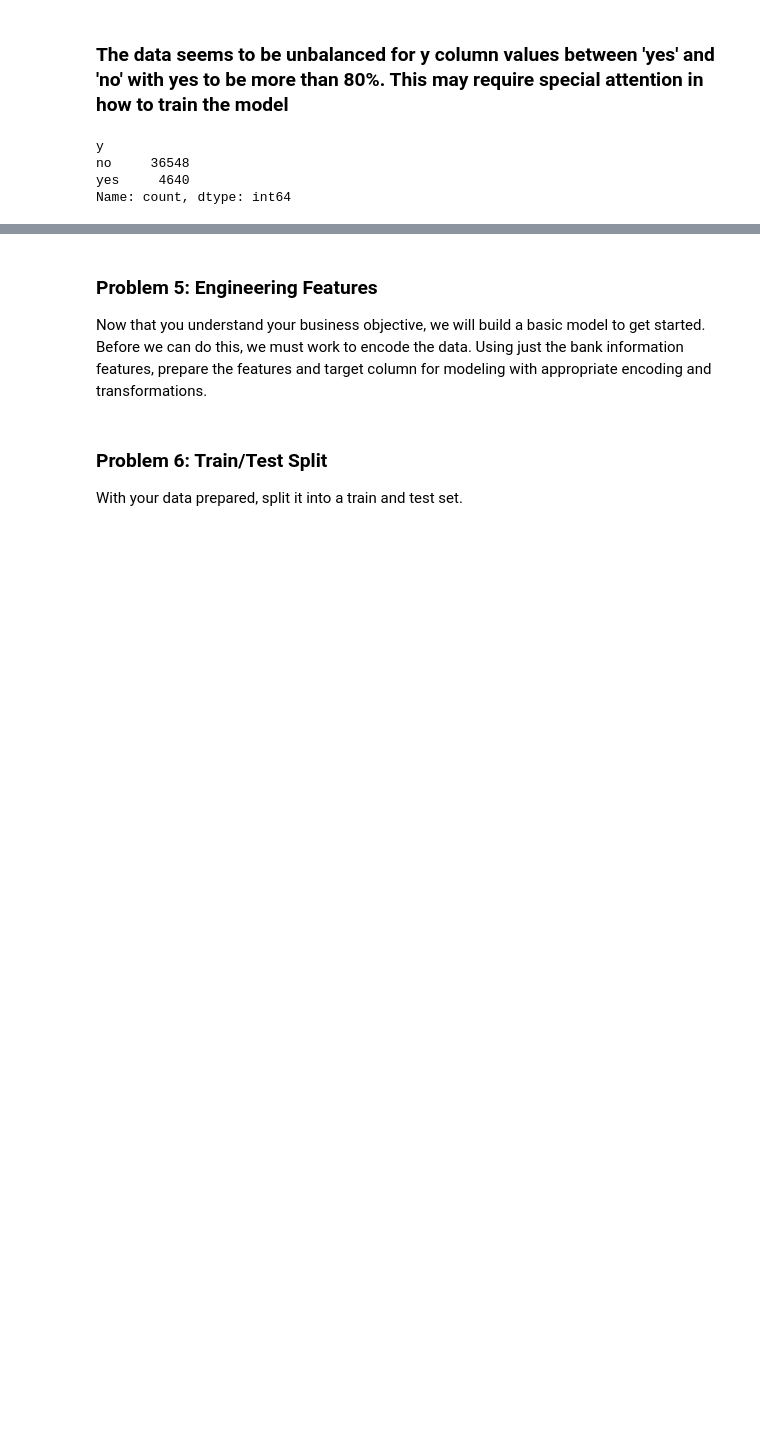
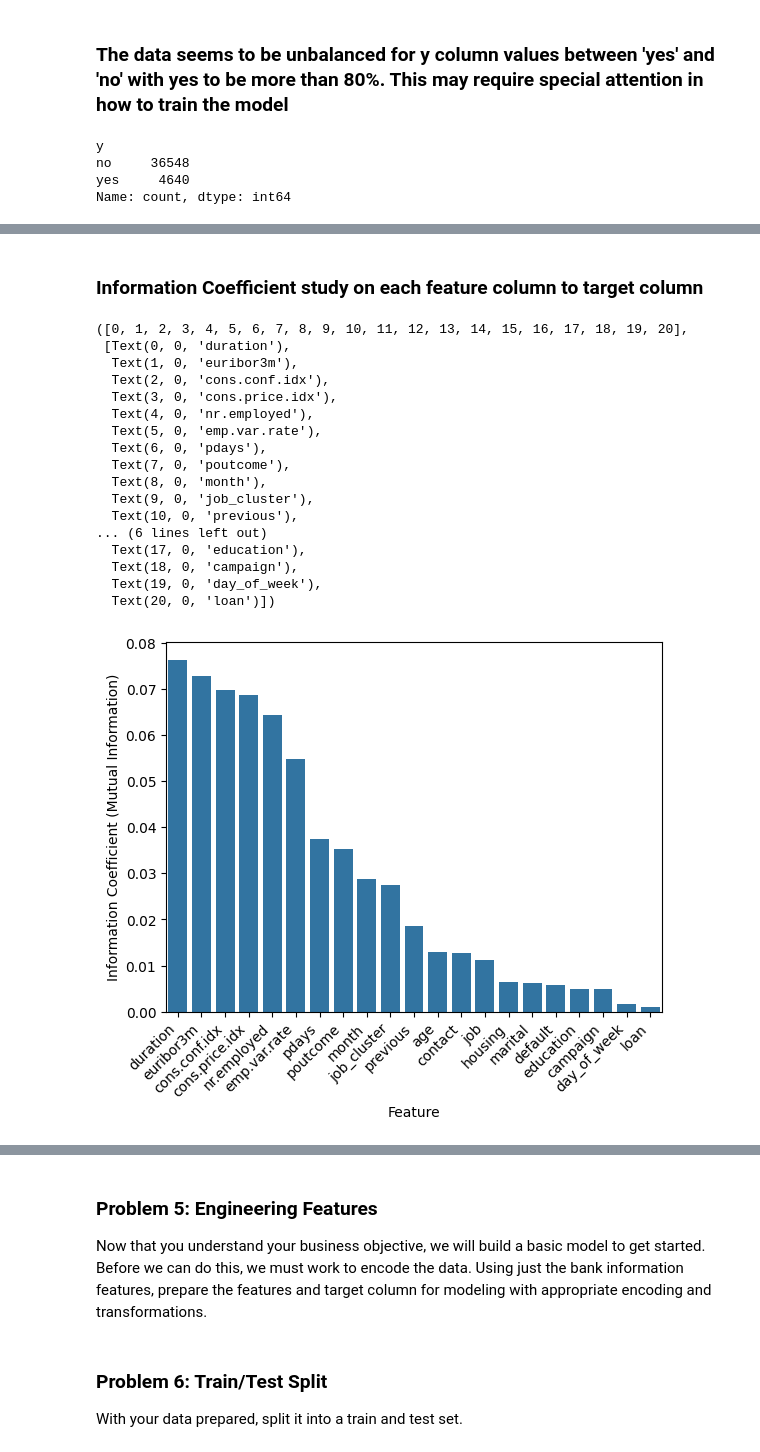
Before and after one commit to mingl2000/UCBAI, a Jupyter notebook: prompt_III.ipynb, the cells around one changed output, grey strips where cells are left out. Saved outputs shown, nothing was run; the diff lists cells and outputs as text; code cells hidden in the pictures; blank space fills up the shorter version.

```diff
--- a/prompt_III.ipynb
+++ b/prompt_III.ipynb
@@ -133,0 +147,46 @@ Name: count, dtype: int64
+# %% [markdown]
+### Information Coefficient study on each feature column to target column
+# %%
+def get_IC(df, target_col):
+    X = df.drop(columns=[target_col])  # Replace 'target' with your target column name
+    y = df[target_col]
+    for column in X.select_dtypes(include=['object']).columns:
+        X[column] = LabelEncoder().fit_transform(X[column])
+    if y.dtype == 'object':
+        y = LabelEncoder().fit_transform(y)
+
+    # Calculate mutual information
+    ic_scores = mutual_info_classif(X, y, random_state=42)
+
+    # Create a DataFrame to display feature names and their IC scores
+    ic_df = pd.DataFrame({
+        'Feature': X.columns,
+        'Information Coefficient (Mutual Information)': ic_scores
+    })
+
+    # Sort by IC score in descending order
+    ic_df = ic_df.sort_values(by='Information Coefficient (Mutual Information)', ascending=False)
+    return ic_df
+
+ic_df= get_IC(df,'y')
+sns.barplot(data=ic_df, x='Feature', y='Information Coefficient (Mutual Information)')
+plt.xticks(rotation=45, ha='right')
+# %% [output]
+([0, 1, 2, 3, 4, 5, 6, 7, 8, 9, 10, 11, 12, 13, 14, 15, 16, 17, 18, 19, 20],
+ [Text(0, 0, 'duration'),
+  Text(1, 0, 'euribor3m'),
+  Text(2, 0, 'cons.conf.idx'),
+  Text(3, 0, 'cons.price.idx'),
+  Text(4, 0, 'nr.employed'),
+  Text(5, 0, 'emp.var.rate'),
+  Text(6, 0, 'pdays'),
+  Text(7, 0, 'poutcome'),
+  Text(8, 0, 'month'),
+  Text(9, 0, 'job_cluster'),
+  Text(10, 0, 'previous'),
+... (6 lines left out)
+  Text(17, 0, 'education'),
+  Text(18, 0, 'campaign'),
+  Text(19, 0, 'day_of_week'),
+  Text(20, 0, 'loan')])
+[figure, added]
```
Also changed, not shown: parts of 8 cells of this notebook.
